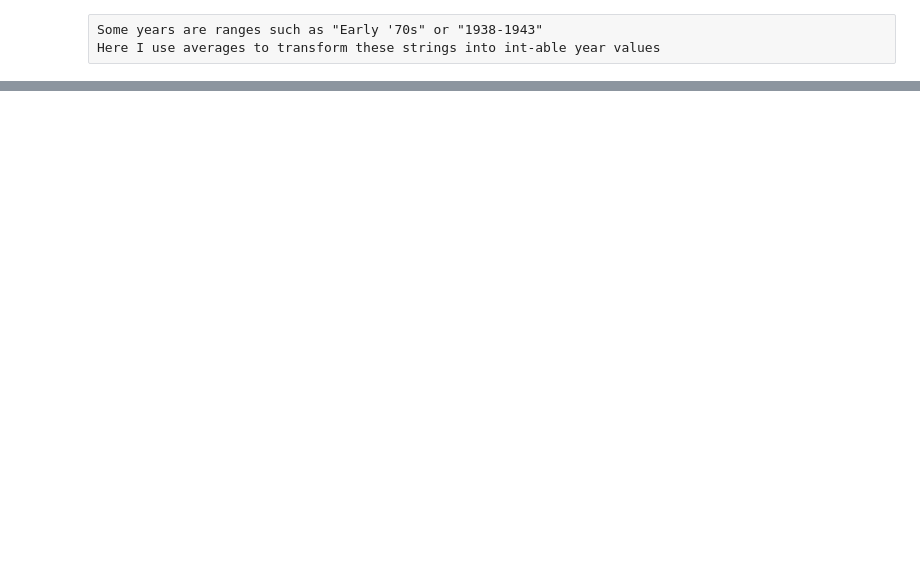
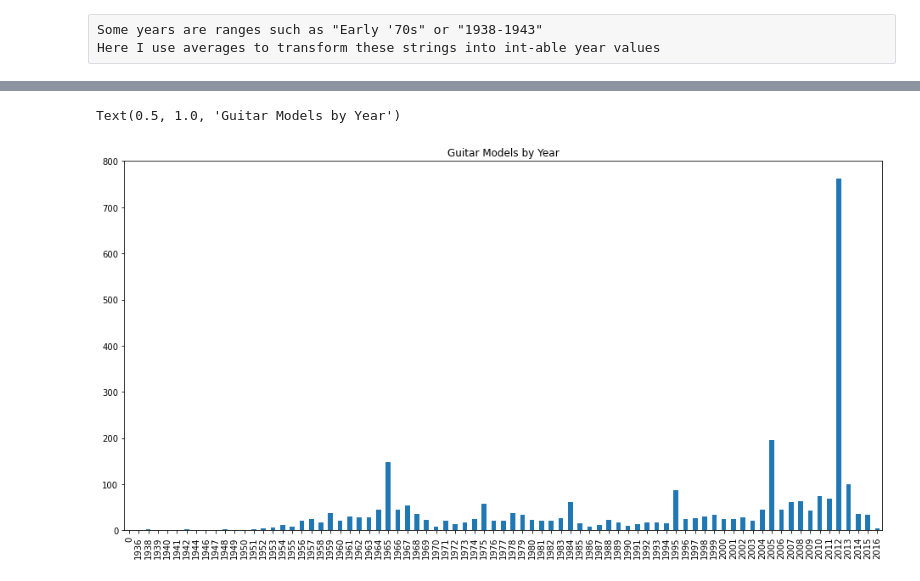
Before and after one commit to n-sweep/galvanize_capstone_2, a Jupyter notebook: exploration.ipynb, the cells around one changed output, grey strips where cells are left out. Cells and saved outputs as stored; diff of their text form; code cells hidden in the pictures; blank space fills up the shorter version.

```diff
--- a/exploration.ipynb
+++ b/exploration.ipynb
@@ -159,3 +171,10 @@ data_df['year'].value_counts().sort_index().plot(kind='bar', figsize=(16,8))
+# %%
+fig, ax = plt.subplots(figsize=(16,8))
+data_df['year'].value_counts().sort_index().plot(kind='bar', ax=ax)
+ax.set_title('Guitar Models by Year')
+# %% [output]
+Text(0.5, 1.0, 'Guitar Models by Year')
+[figure, added]
 # %%
 data_df[(data_df['year'] == 2012)]# & (data_df['year_str'] == '2012')]
 # %% [output]
```
Also changed, not shown: parts of 8 cells of this notebook, 1 other file.
